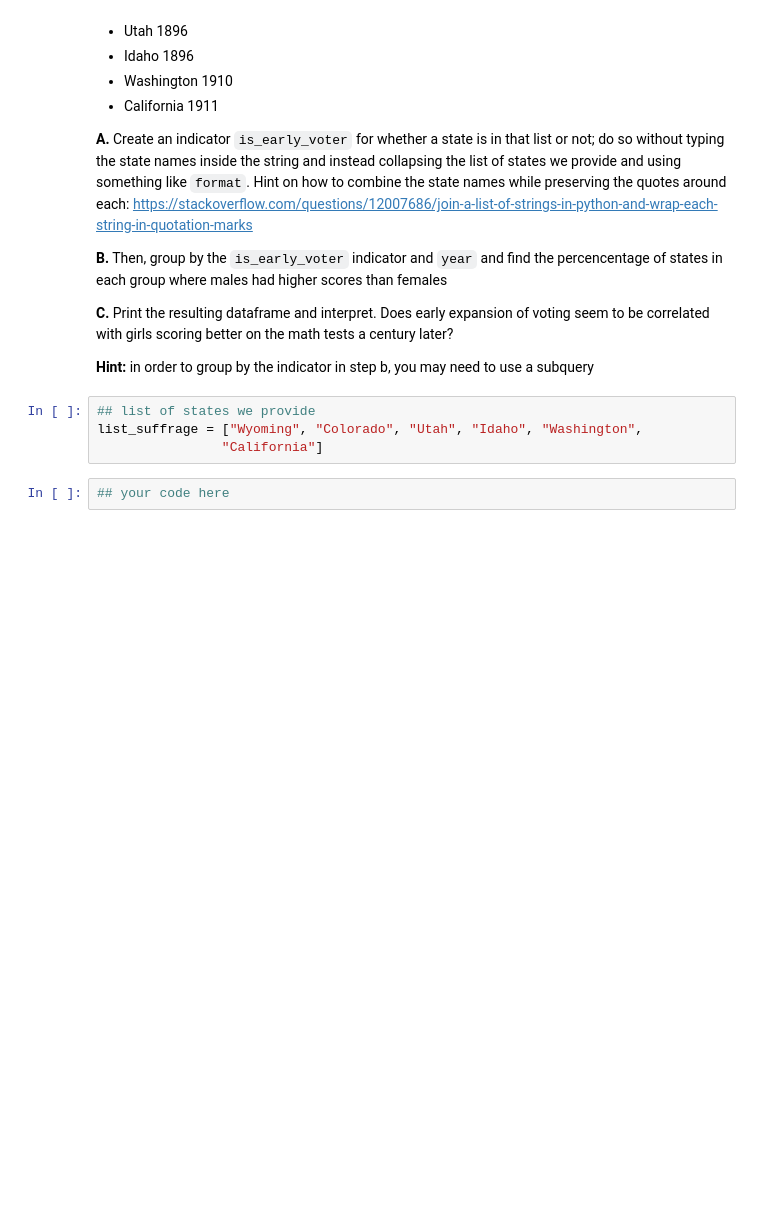
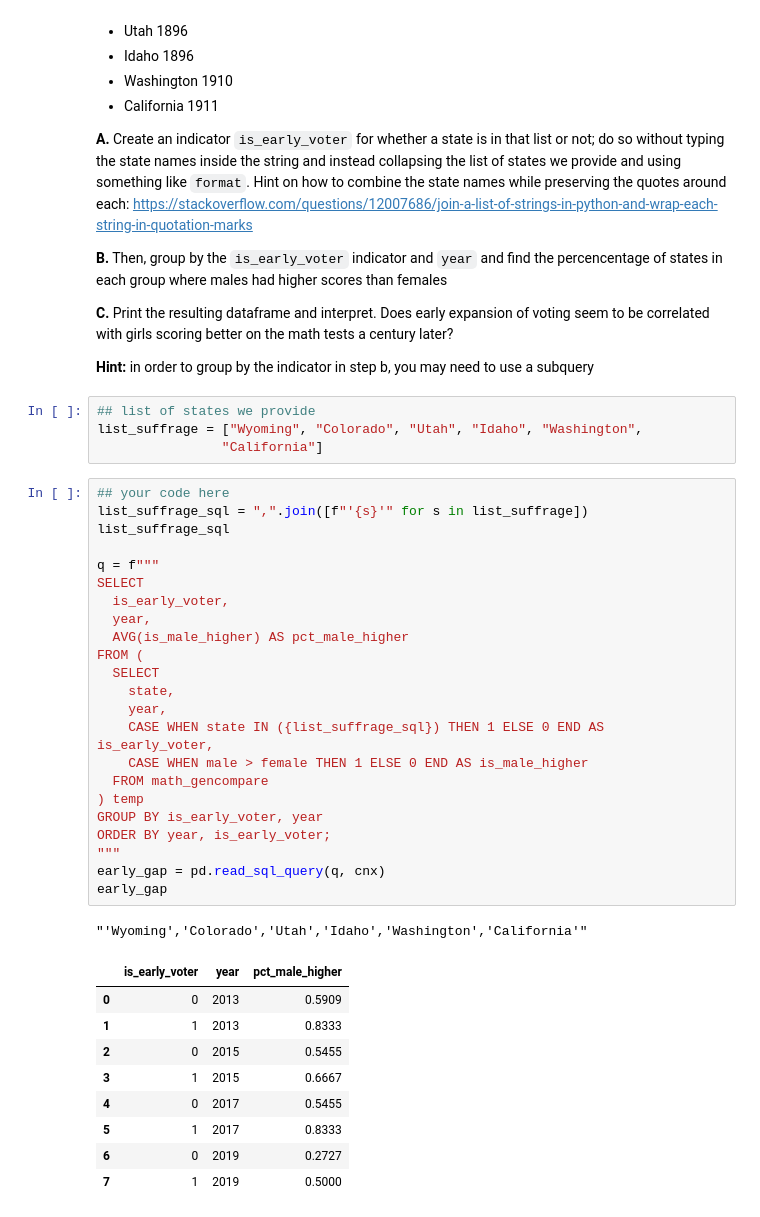
Before and after one commit to jchou27/qss20, a Jupyter notebook: problemsets/pset5/pset5_F006VHC.ipynb, the cells around one changed output. Saved outputs shown, nothing was run; the diff lists cells and outputs as text; blank space fills up the shorter version.

```diff
--- a/problemsets/pset5/pset5_F006VHC.ipynb
+++ b/problemsets/pset5/pset5_F006VHC.ipynb
@@ -330,5 +441,37 @@ The following states were the first 6 to expand the right to vote to women befor
 ## list of states we provide
 list_suffrage = ["Wyoming", "Colorado", "Utah", "Idaho", "Washington",
                 "California"]
-# %%
-## your code here
+# %%
+## your code here
+list_suffrage_sql = ",".join([f"'{s}'" for s in list_suffrage])
+list_suffrage_sql
+
+q = f"""
+SELECT
+  is_early_voter,
+  year,
+  AVG(is_male_higher) AS pct_male_higher
+FROM (
+  SELECT
+    state,
+    year,
+    CASE WHEN state IN ({list_suffrage_sql}) THEN 1 ELSE 0 END AS is_early_voter,
+    CASE WHEN male > female THEN 1 ELSE 0 END AS is_male_higher
+  FROM math_gencompare
+) temp
+GROUP BY is_early_voter, year
+ORDER BY year, is_early_voter;
+"""
+early_gap = pd.read_sql_query(q, cnx)
+early_gap
+# %% [output]
+"'Wyoming','Colorado','Utah','Idaho','Washington','California'"
+|  | is_early_voter | year | pct_male_higher |
+| 0 | 0 | 2013 | 0.5909 |
+| 1 | 1 | 2013 | 0.8333 |
+| 2 | 0 | 2015 | 0.5455 |
+| 3 | 1 | 2015 | 0.6667 |
+| 4 | 0 | 2017 | 0.5455 |
+| 5 | 1 | 2017 | 0.8333 |
+| 6 | 0 | 2019 | 0.2727 |
+| 7 | 1 | 2019 | 0.5000 |
```
Also changed, not shown: parts of 15 cells of this notebook, 1 other file.
